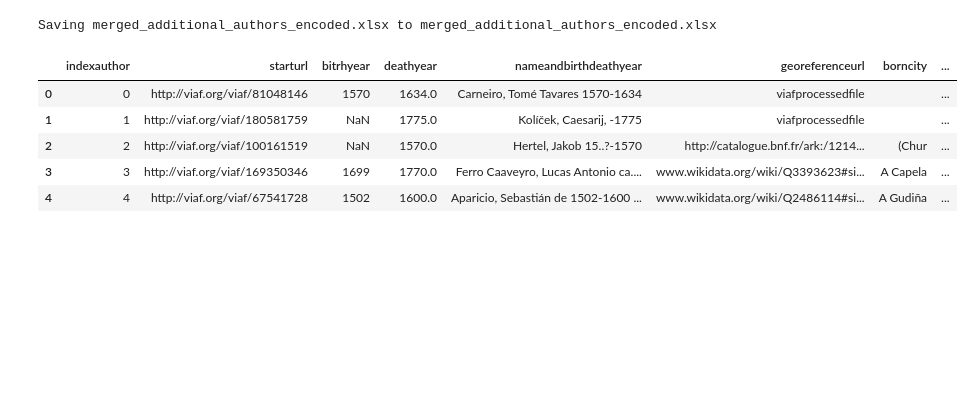
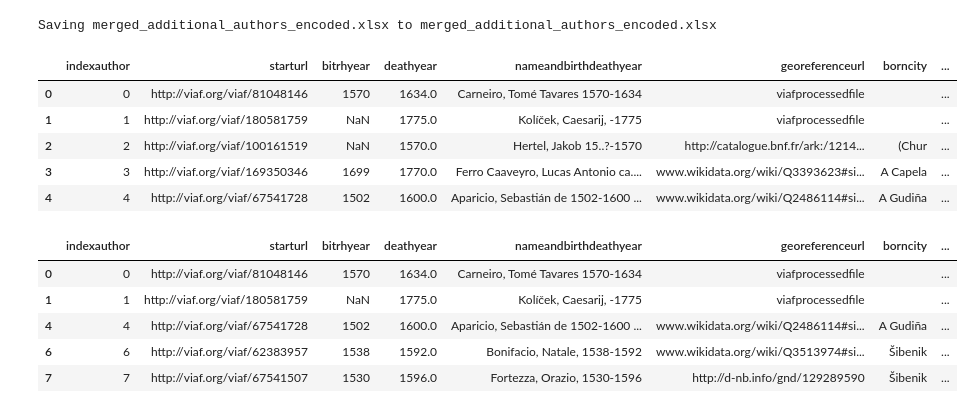
Before and after one commit to lorenafc/Capita_Selecta_RHI50403, a Jupyter notebook: authors_cities_not_geocoded.ipynb, the cells around one changed output. Cells and saved outputs as stored; diff of their text form; code cells hidden in the pictures; blank space fills up the shorter version.

```diff
--- a/authors_cities_not_geocoded.ipynb
+++ b/authors_cities_not_geocoded.ipynb
@@ -41,0 +48,9 @@ cities_not_geocoded = authors_small_cities_800_1800[authors_small_cities_800_180
+# %%
+authors_small_cities_800_1800_no_NaN_active_death.head()
+# %% [output]
+|  | indexauthor | starturl | bitrhyear | deathyear | nameandbirthdeathyear | georeferenceurl | borncity | ... |
+| 0 | 0 | http://viaf.org/viaf/81048146 | 1570 | 1634.0 | Carneiro, Tomé Tavares 1570-1634 | viafprocessedfile |  | ... |
+| 1 | 1 | http://viaf.org/viaf/180581759 | NaN | 1775.0 | Kolíček, Caesarij, -1775 | viafprocessedfile |  | ... |
+| 4 | 4 | http://viaf.org/viaf/67541728 | 1502 | 1600.0 | Aparicio, Sebastián de 1502-1600 ... | www.wikidata.org/wiki/Q2486114#si... | A Gudiña | ... |
+| 6 | 6 | http://viaf.org/viaf/62383957 | 1538 | 1592.0 | Bonifacio, Natale, 1538-1592 | www.wikidata.org/wiki/Q3513974#si... | Šibenik | ... |
+| 7 | 7 | http://viaf.org/viaf/67541507 | 1530 | 1596.0 | Fortezza, Orazio, 1530-1596 | http://d-nb.info/gnd/129289590 | Šibenik | ... |
```
Also changed, not shown: parts of 6 cells of this notebook.
